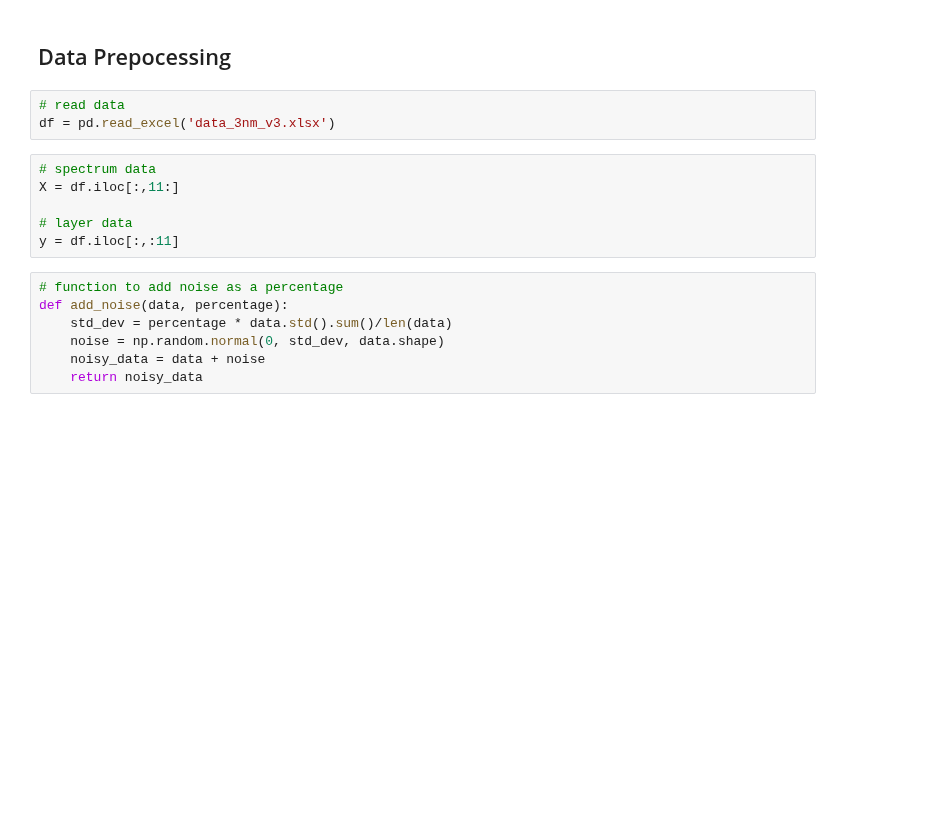
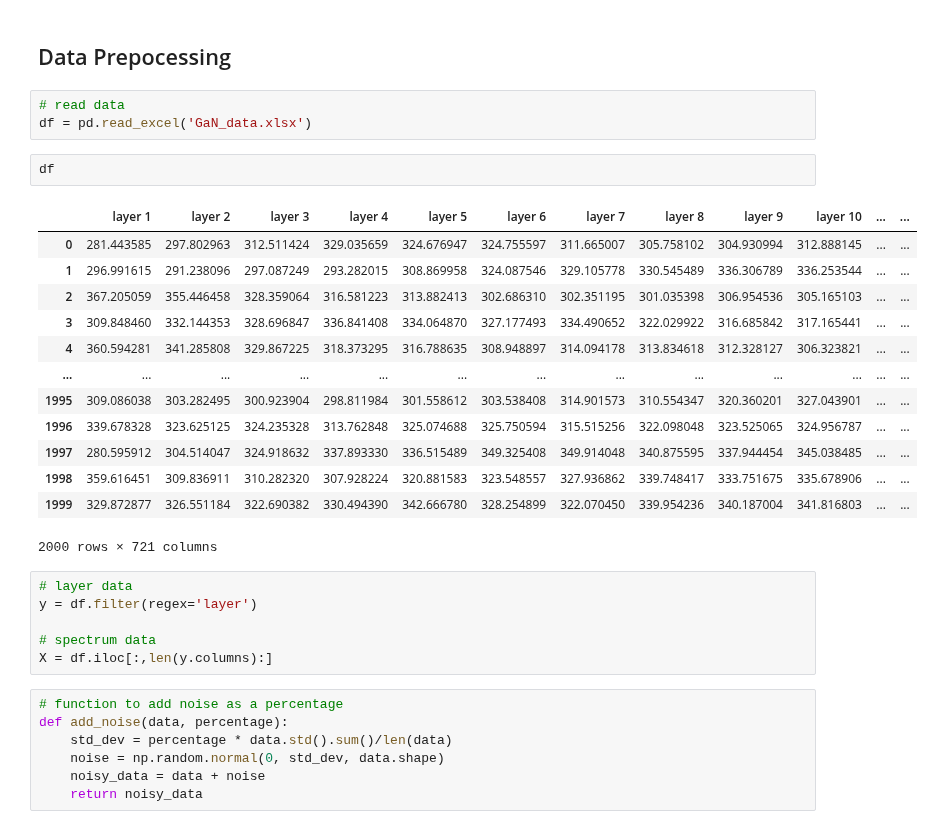
Before and after one commit to iAmBrig12/REU_AI_Thermography, a Jupyter notebook: feedforward.ipynb, the cells around one changed output. Drawn from its saved outputs; the diff is of its cells as text; blank space fills up the shorter version.

```diff
--- a/feedforward.ipynb
+++ b/feedforward.ipynb
@@ -25,13 +25,29 @@ args = {'lr':0.01,
 ## Data Prepocessing
 # %%
 # read data
-df = pd.read_excel('data_3nm_v3.xlsx')
+df = pd.read_excel('GaN_data.xlsx')
+# %%
+df
+# %% [output]
+|  | layer 1 | layer 2 | layer 3 | layer 4 | layer 5 | layer 6 | layer 7 | layer 8 | layer 9 | layer 10 | ... | ... |
+| 0 | 281.443585 | 297.802963 | 312.511424 | 329.035659 | 324.676947 | 324.755597 | 311.665007 | 305.758102 | 304.930994 | 312.888145 | ... | ... |
+| 1 | 296.991615 | 291.238096 | 297.087249 | 293.282015 | 308.869958 | 324.087546 | 329.105778 | 330.545489 | 336.306789 | 336.253544 | ... | ... |
+| 2 | 367.205059 | 355.446458 | 328.359064 | 316.581223 | 313.882413 | 302.686310 | 302.351195 | 301.035398 | 306.954536 | 305.165103 | ... | ... |
+| 3 | 309.848460 | 332.144353 | 328.696847 | 336.841408 | 334.064870 | 327.177493 | 334.490652 | 322.029922 | 316.685842 | 317.165441 | ... | ... |
+| 4 | 360.594281 | 341.285808 | 329.867225 | 318.373295 | 316.788635 | 308.948897 | 314.094178 | 313.834618 | 312.328127 | 306.323821 | ... | ... |
+| ... | ... | ... | ... | ... | ... | ... | ... | ... | ... | ... | ... | ... |
+| 1995 | 309.086038 | 303.282495 | 300.923904 | 298.811984 | 301.558612 | 303.538408 | 314.901573 | 310.554347 | 320.360201 | 327.043901 | ... | ... |
+| 1996 | 339.678328 | 323.625125 | 324.235328 | 313.762848 | 325.074688 | 325.750594 | 315.515256 | 322.098048 | 323.525065 | 324.956787 | ... | ... |
+| 1997 | 280.595912 | 304.514047 | 324.918632 | 337.893330 | 336.515489 | 349.325408 | 349.914048 | 340.875595 | 337.944454 | 345.038485 | ... | ... |
+| 1998 | 359.616451 | 309.836911 | 310.282320 | 307.928224 | 320.881583 | 323.548557 | 327.936862 | 339.748417 | 333.751675 | 335.678906 | ... | ... |
+| 1999 | 329.872877 | 326.551184 | 322.690382 | 330.494390 | 342.666780 | 328.254899 | 322.070450 | 339.954236 | 340.187004 | 341.816803 | ... | ... |
+2000 rows × 721 columns
 # %%
+# layer data
+y = df.filter(regex='layer')
+
 # spectrum data
-X = df.iloc[:,11:]
-
-# layer data
-y = df.iloc[:,:11]
+X = df.iloc[:,len(y.columns):]
 # %%
 # function to add noise as a percentage
 def add_noise(data, percentage):
```
Also changed, not shown: parts of 10 cells of this notebook, 2 other files.
